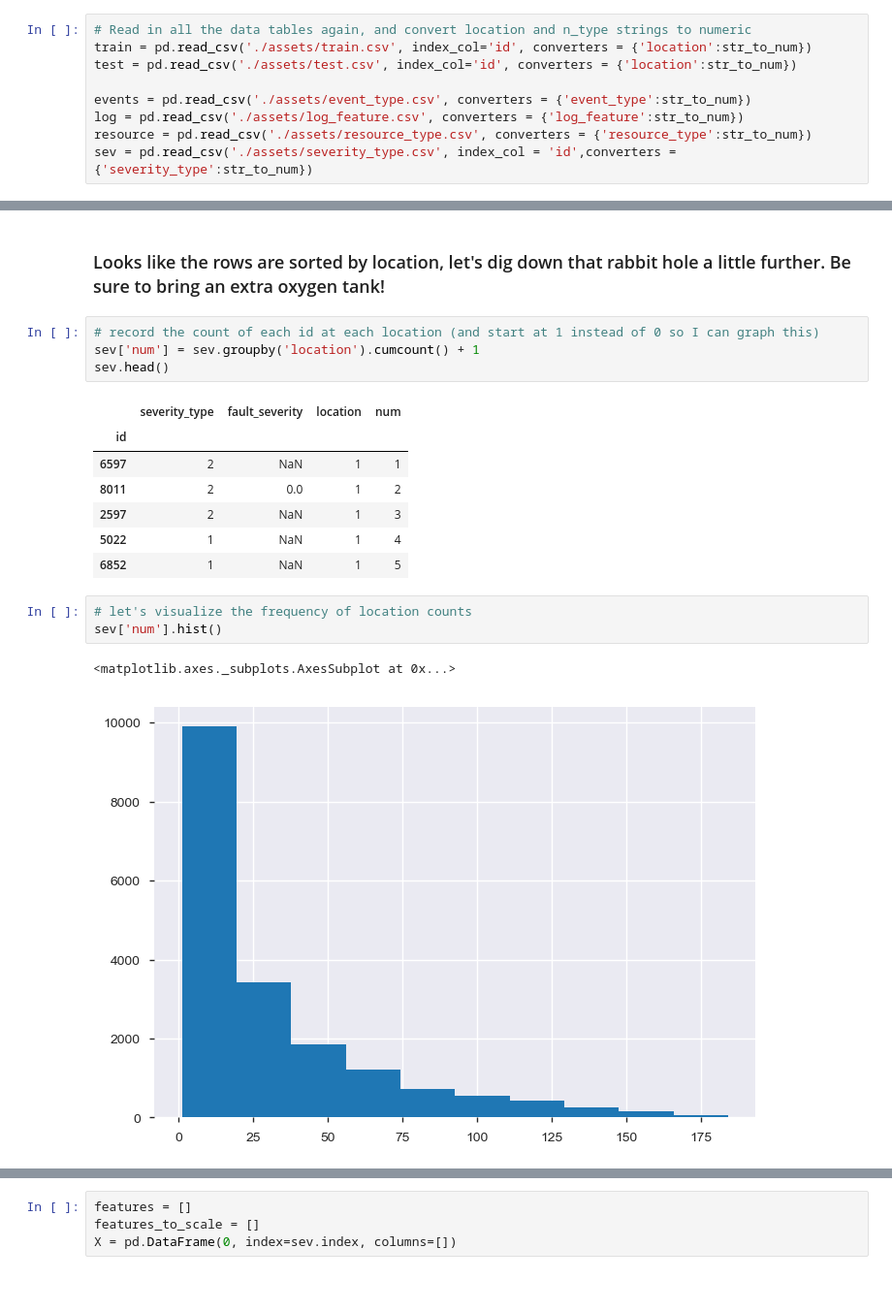
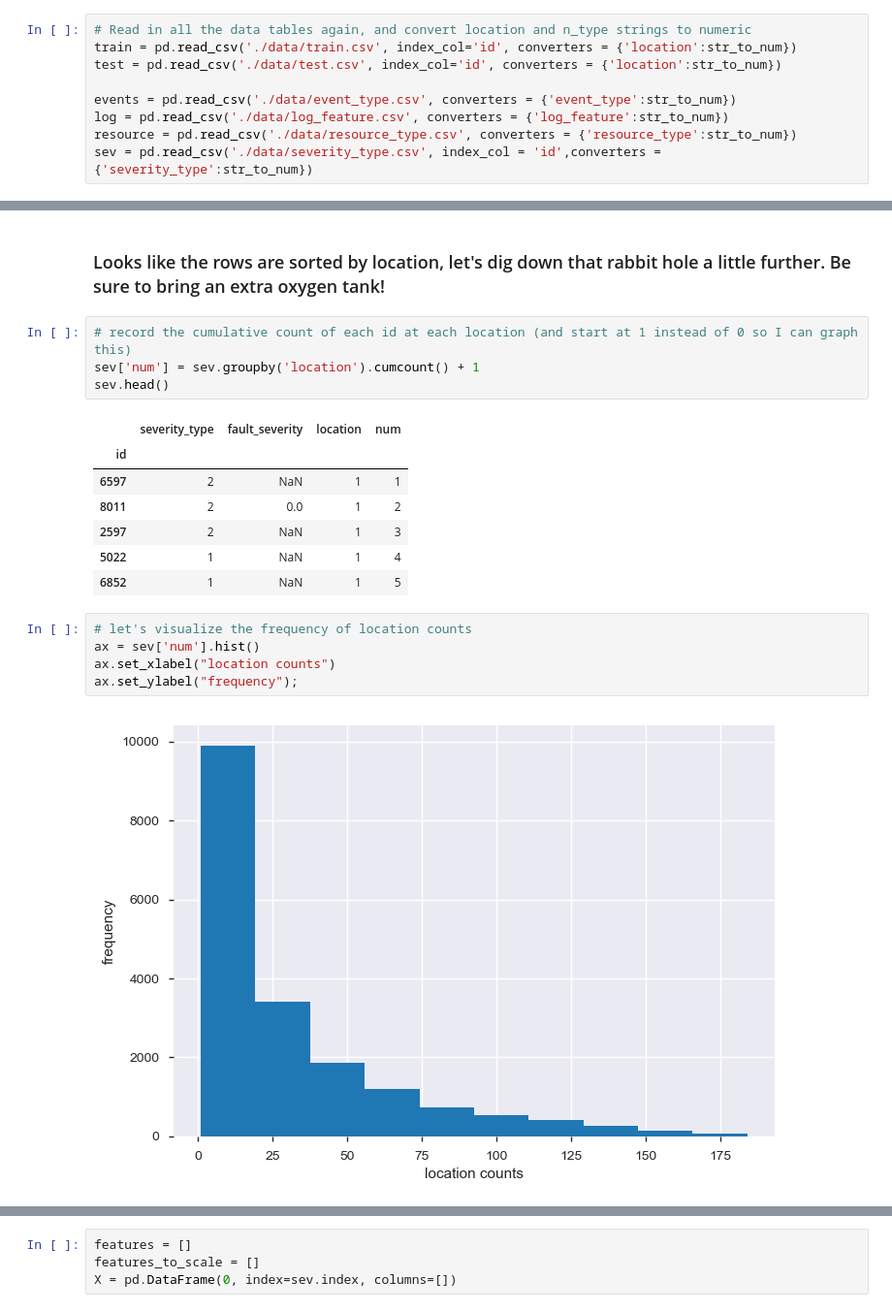
Before and after one commit to noguano/dsi_capstone, a Jupyter notebook: telstra-outage-pred.ipynb, the cells around one changed output, grey strips where cells are left out. Shown at 97% size. Drawn from its saved outputs; the diff is of its cells as text; blank space fills up the shorter version.

```diff
--- a/DSI US -5 ATX Capstone.ipynb
+++ b/telstra-outage-pred.ipynb
@@ -373,13 +373,13 @@ Model log-loss: 0.345166167303
 ### Now let's dig a little deeper into those log files and see what we can pull out. We're going to merge all the tables again, but this time we'll look more closely at location features, converting location and n_type strings to numbers.
 # %%
 # Read in all the data tables again, and convert location and n_type strings to numeric
-train = pd.read_csv('./assets/train.csv', index_col='id', converters = {'location':str_to_num})
-test = pd.read_csv('./assets/test.csv', index_col='id', converters = {'location':str_to_num})
+train = pd.read_csv('./data/train.csv', index_col='id', converters = {'location':str_to_num})
+test = pd.read_csv('./data/test.csv', index_col='id', converters = {'location':str_to_num})
 
-events = pd.read_csv('./assets/event_type.csv', converters = {'event_type':str_to_num})
-log = pd.read_csv('./assets/log_feature.csv', converters = {'log_feature':str_to_num})
-resource = pd.read_csv('./assets/resource_type.csv', converters = {'resource_type':str_to_num})
-sev = pd.read_csv('./assets/severity_type.csv', index_col = 'id',converters = {'severity_type':str_to_num})
+events = pd.read_csv('./data/event_type.csv', converters = {'event_type':str_to_num})
+log = pd.read_csv('./data/log_feature.csv', converters = {'log_feature':str_to_num})
+resource = pd.read_csv('./data/resource_type.csv', converters = {'resource_type':str_to_num})
+sev = pd.read_csv('./data/severity_type.csv', index_col = 'id',converters = {'severity_type':str_to_num})
 # %%
 # join train and test, this time we're going to append to keep the numerics lined up, and we've already keyed on the ID
 df2 = train.append(test, sort=False)
@@ -434,7 +435,7 @@ sev.tail()
 # %% [markdown]
 ### Looks like the rows are sorted by location, let's dig down that rabbit hole a little further. Be sure to bring an extra oxygen tank!
 # %%
-# record the count of each id at each location (and start at 1 instead of 0 so I can graph this)
+# record the cumulative count of each id at each location (and start at 1 instead of 0 so I can graph this)
 sev['num'] = sev.groupby('location').cumcount() + 1
 sev.head()
 # %% [output]
@@ -447,10 +448,11 @@ sev.head()
 | 6852 | 1 | NaN | 1 | 5 |
 # %%
 # let's visualize the frequency of location counts
-sev['num'].hist()
+ax = sev['num'].hist()
+ax.set_xlabel("location counts")
+ax.set_ylabel("frequency");
 # %% [output]
-<matplotlib.axes._subplots.AxesSubplot at 0x...>
-[figure, old version]
+[figure, new version]
 # %%
 # now let's visualize that previous scatterplot again, this time we'll use the new count feature
 fig, ax = plt.subplots(figsize=(12,12))
```
Also changed, not shown: parts of 106 cells of this notebook, 19 other files.
